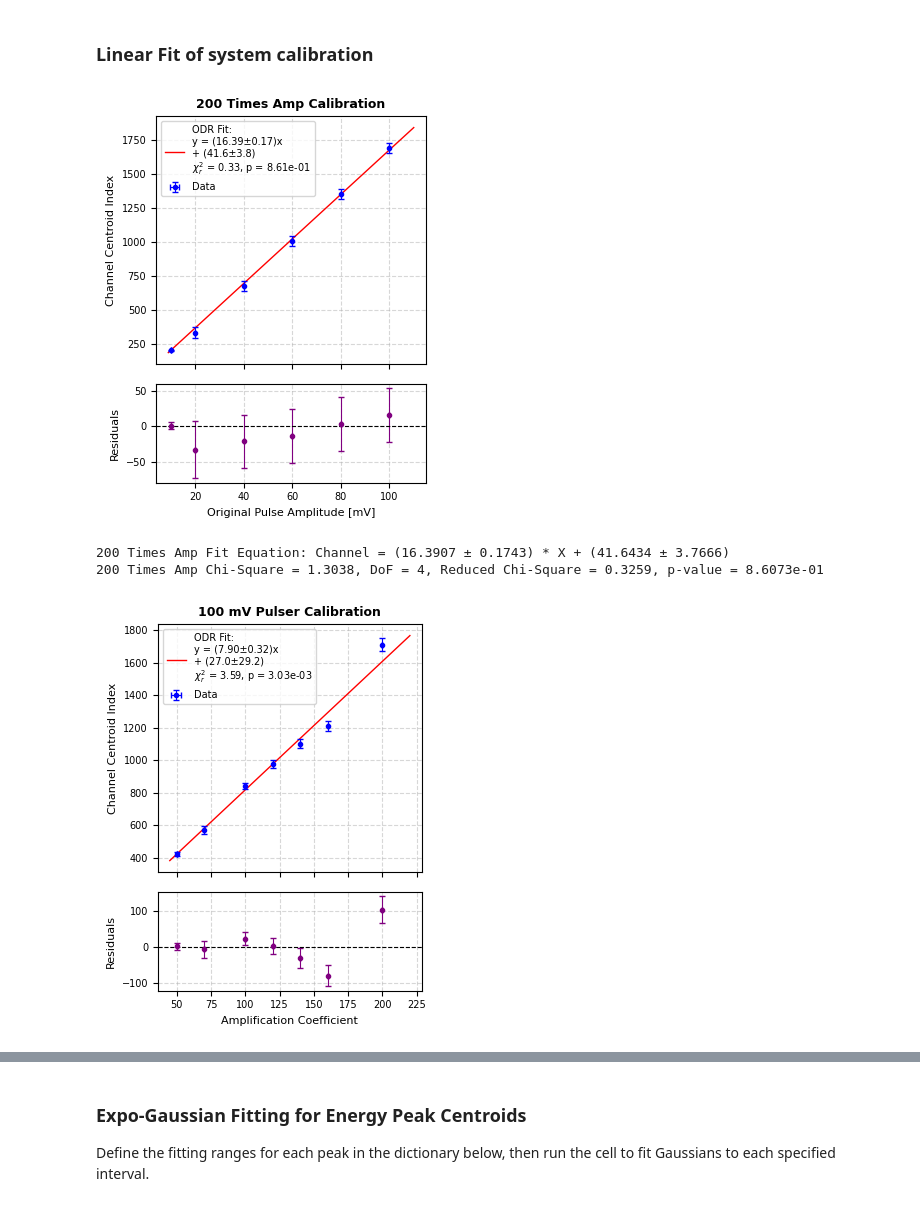
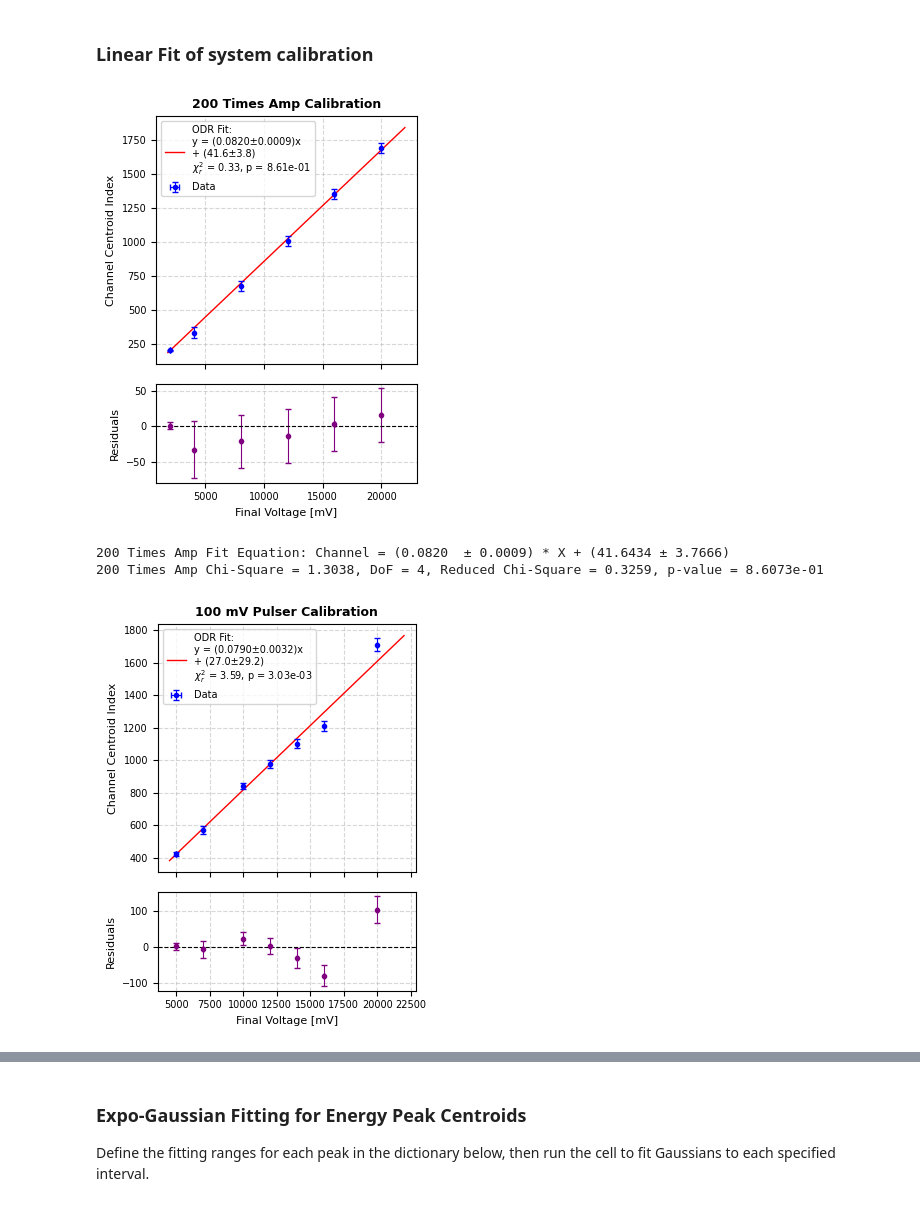
Before and after one commit to BoogyWinterfell/neutrino-mass-lab, a Jupyter notebook: Neutrino_Mass_Workspace_Amir_and_Ben.ipynb, the cells around one changed output, grey strips where cells are left out. Cells and saved outputs as stored; diff of their text form; code cells hidden in the pictures.

```diff
--- a/Neutrino_Mass_Workspace_Amir_and_Ben.ipynb
+++ b/Neutrino_Mass_Workspace_Amir_and_Ben.ipynb
@@ -375,21 +375,25 @@ Fitting results for 100 mV Pulser (Gaussian ODR Fit with Chi-Square & p-values):
 # %% [markdown]
 ### Linear Fit of system calibration
 # %%
+# Define requested error coefficients
+amp_err_coef = 0.00751e-2
+pulse_err_coef = 0.00751e-2
+
 # Map datasets to their dynamic variables from memory
 calibration_data_source = {
     "200 Times Amp": {
         "peaks_x": amp_200_results[0],
         "sigmas": amp_200_results[2],
-        "ref_x": [10, 20, 40, 60, 80, 100],
-        "x_err_coef": 0.00751e-2,
-        "x_unit": "Original Pulse Amplitude [mV]",
+        "ref_amp": np.array([200.0, 200.0, 200.0, 200.0, 200.0, 200.0], dtype=float),
+        "ref_pulse": np.array([10.0, 20.0, 40.0, 60.0, 80.0, 100.0], dtype=float),
+        "x_unit": "Final Voltage [mV]",
     },
     "100 mV Pulser": {
         "peaks_x": pulser_100_results[0],
         "sigmas": pulser_100_results[2],
-        "ref_x": [50, 70, 100, 120, 140, 160, 200],
-        "x_err_coef": 0.0031e-2,
-        "x_unit": "Amplification Coefficient",
+        "ref_amp": np.array([50.0, 70.0, 100.0, 120.0, 140.0, 160.0, 200.0], dtype=float),
+        "ref_pulse": np.array([100.0, 100.0, 100.0, 100.0, 100.0, 100.0, 100.0], dtype=float),
+        "x_unit": "Final Voltage [mV]",
     }
 }
 
@@ -398,14 +402,19 @@ def linear_func(p, x):
     m, c = p
     return m * x + c
 
+fit_results_summary = {}
+
 for dataset_name, details in calibration_data_source.items():
-    x_vals = np.array(details["ref_x"], dtype=float)
-    x_err_coef = np.array(details["x_err_coef"], dtype=float)
-    x_err = x_vals * x_err_coef
-    y_vals = np.array(details["peaks_x"], dtype=float) # Fitted peak positions on channel index
+    ref_amp = details["ref_amp"]
+    ref_pulse = details["ref_pulse"]
+
+    # Calculate scaled x values (Voltage = Amplitude * Pulse)
+    x_vals = ref_amp * ref_pulse
+    # Derived error out of hte relative errors of the devices.
+    x_err = ref_amp * ref_pulse * np.sqrt((pulse_err_coef**2 + amp_err_coef**2))
+
+    y_vals = np.array(details["peaks_x"], dtype=float)
     sigmas = np.array(details["sigmas"], dtype=float)
-
-    # Y-error is the sqrt of the Gaussian fit's sigma
     y_err = sigmas
 
     # Perform Orthogonal Distance Regression (ODR)
@@ -415,52 +424,74 @@ for dataset_name, details in calibration_data_source.items():
     odr_job = ODR(data, linear_model, beta0=[init_m, init_c])
     output = odr_job.run()
 
-    m, c = output.beta
+    m_fit, c_fit = output.beta
     m_err, c_err = output.sd_beta
 
+    # Store fit results for cross-comparison
+    fit_results_summary[dataset_name] = {
+        "m": m_fit, "m_err": m_err,
+        "c": c_fit, "c_err": c_err
+    }
+
     # Calculate Residuals
-    y_pred = m * x_vals + c
+    y_pred = m_fit * x_vals + c_fit
     residuals = y_vals - y_pred
 
     # Calculate Chi-Square, Reduced Chi-Square, and p-value
-    total_variance = y_err**2 + (m * x_err)**2
+    total_variance = y_err**2 + (m_fit * x_err)**2
     chi_sq = np.sum((residuals**2) / total_variance)
     dof = len(x_vals) - len(output.beta)
     chi_red = chi_sq / dof if dof > 0 else np.nan
     p_val = chi2.sf(chi_sq, dof) if dof > 0 else np.nan
 
-    # Plot Fit & Residuals - Optimized for a single-column width in a 2-column paper
+    # Plot Fit & Residuals
     fig, (ax1, ax2) = plt.subplots(2, 1, figsize=(3.5, 4.5), sharex=True, gridspec_kw={'height_ratios': [2.5, 1]})
 
     # Main plot
     ax1.errorbar(x_vals, y_vals, xerr=x_err, yerr=y_err, fmt='o', color='blue', label='Data', capsize=2, markersize=3, elinewidth=0.8, zorder=5)
     x_fit = np.linspace(min(x_vals)*0.9, max(x_vals)*1.1, 200)
-    y_fit = m * x_fit + c
+    y_fit = m_fit * x_fit + c_fit
 
-    legend_label = f'ODR Fit:\ny = ({m:.2f}±{m_err:.2f})x\n+ ({c:.1f}±{c_err:.1f})\n' \
-                   f'$\chi^2_r$ = {chi_red:.2f}, p = {p_val:.2e}'
+    legend_label = f'ODR Fit:\ny = ({m_fit:.4f}±{m_err:.4f})x\n+ ({c_fit:.1f}±{c_err:.1f})\n' \
+                   rf'$\chi^2_r$ = {chi_red:.2f}, p = {p_val:.2e}'
     ax1.plot(x_fit, y_fit, color='red', linewidth=1, label=legend_label)
     ax1.set_title(f"{dataset_name} Calibration", fontsize=9, fontweight='bold')
     ax1.set_ylabel("Channel Centroid Index", fontsize=8)
     ax1.legend(fontsize=7, loc='upper left')
     ax1.grid(True, linestyle="--", alpha=0.5)
     ax1.tick_params(axis='both', which='major', labelsize=7)
 
     # Residual plot
     ax2.errorbar(x_vals, residuals, xerr=x_err, yerr=y_err, fmt='o', color='purple', capsize=2, markersize=3, elinewidth=0.8)
     ax2.axhline(0, color='black', linestyle='--', linewidth=0.8)
     ax2.set_xlabel(f"{details['x_unit']}", fontsize=8)
     ax2.set_ylabel("Residuals", fontsize=8)
     ax2.grid(True, linestyle="--", alpha=0.5)
     ax2.tick_params(axis='both', which='major', labelsize=7)
 
     plt.tight_layout()
     plt.show()
 
-    print(f"{dataset_name} Fit Equation: Channel = ({m:.4f} ± {m_err:.4f}) * X + ({c:.4f} ± {c_err:.4f})")
+    print(f"{dataset_name} Fit Equation: Channel = ({m_fit:.4f}  ± {m_err:.4f}) * X + ({c_fit:.4f} ± {c_err:.4f})")
     print(f"{dataset_name} Chi-Square = {chi_sq:.4f}, DoF = {dof}, Reduced Chi-Square = {chi_red:.4f}, p-value = {p_val:.4e}\n")
+
+# Calculate Nsigma discrepancy between the two fits
+fit1 = fit_results_summary["200 Times Amp"]
+fit2 = fit_results_summary["100 mV Pulser"]
+
+m_diff = abs(fit1["m"] - fit2["m"])
+m_diff_err = np.sqrt(fit1["m_err"]**2 + fit2["m_err"]**2)
+m_comparison_nsigma = m_diff / m_diff_err
+
+c_diff = abs(fit1["c"] - fit2["c"])
+c_diff_err = np.sqrt(fit1["c_err"]**2 + fit2["c_err"]**2)
+c_comparison_nsigma = c_diff / c_diff_err
+
+print("=== COMPATIBILITY SIGNIFICANCE BETWEEN THE TWO FITS ===")
+print(f"Slope Difference (Delta m): {m_diff:.6f} ± {m_diff_err:.6f} | Discrepancy Nsigma = {m_comparison_nsigma:.2f} sigma")
+print(f"Intercept Difference (Delta c): {c_diff:.4f} ± {c_diff_err:.4f} | Discrepancy Nsigma = {c_comparison_nsigma:.2f} sigma")
 # %% [output]
-[figure, old version]
+[figure, new version]
-200 Times Amp Fit Equation: Channel = (16.3907 ± 0.1743) * X + (41.6434 ± 3.7666)
+200 Times Amp Fit Equation: Channel = (0.0820  ± 0.0009) * X + (41.6434 ± 3.7666)
 200 Times Amp Chi-Square = 1.3038, DoF = 4, Reduced Chi-Square = 0.3259, p-value = 8.6073e-01
-[figure, old version]
+[figure, new version]
```
Also changed, not shown: parts of 5 cells of this notebook.
